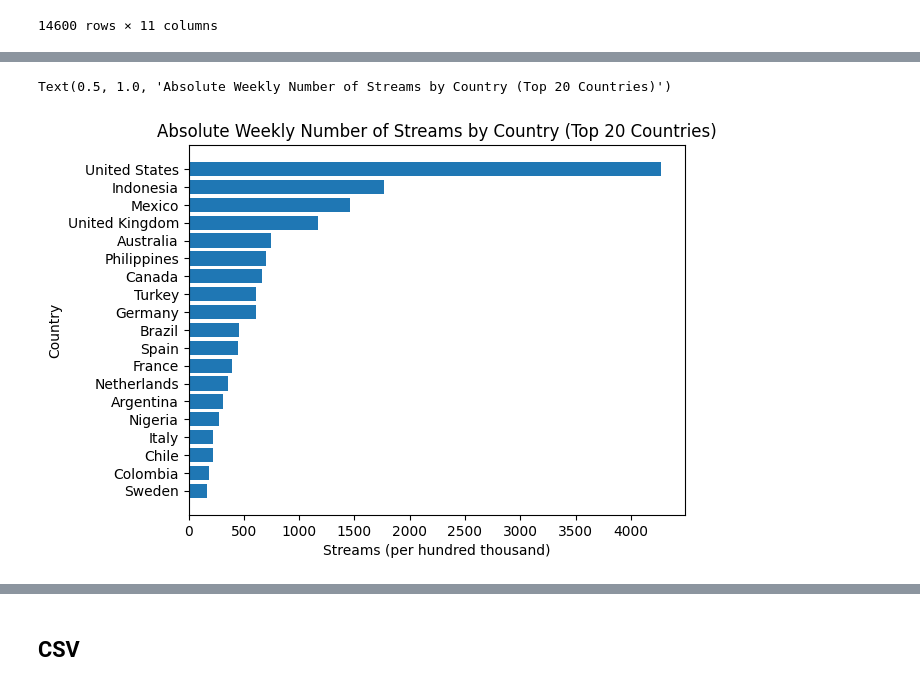
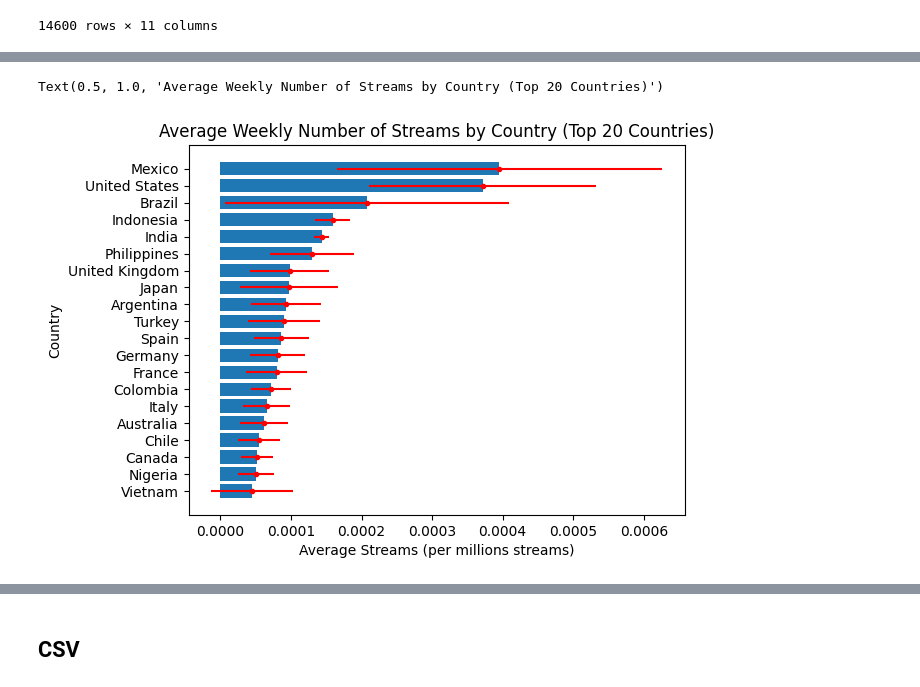
Before and after one commit to pvcampos-stack/220FinalProject_BillboardData, a Jupyter notebook: scraping_analysis/ExploratoryAnalysis.ipynb, the cells around one changed output, grey strips where cells are left out. Drawn from its saved outputs; the diff is of its cells as text; code cells hidden in the pictures.

```diff
--- a/scraping_analysis/ExploratoryAnalysis.ipynb
+++ b/scraping_analysis/ExploratoryAnalysis.ipynb
@@ -198,5 +208,5 @@ song_count_series = pd.Series(song_count).rename("total_counts")
 # %%
-bill_spotify = pd.concat(song_df)
+bill_spotify = pd.concat(song_count_spotify_list)
 # %%
 bill_spotify
 # %% [output]
@@ -234,5 +229,10 @@ bill_spotify[bill_spotify['song_name'].str.lower() == ("DTMF").lower()]
 # %%
-mean_spotify_country = bill_spotify.groupby("country").sum(numeric_only=True)
+# For each country available in the spotify weekly charts, compute the total number, the average, and the standard deviation of listens they contributed across all songs in the global billboard hot 200
+
+sum_spotify_country = bill_spotify.groupby("country").sum(numeric_only=True)
+mean_spotify_country = bill_spotify.groupby("country").mean(numeric_only=True)
+sd_spotify_country = bill_spotify.groupby("country")['Streams'].std()
+sd_spotify_song = bill_spotify.groupby("song_name")["Streams"].std()
 # %%
 mean_spotify_country
 # %% [output]
@@ -253,4 +286,4 @@ mean_spotify_country
 # %%
 sorted_spotify_country = mean_spotify_country["Streams"].sort_values(ascending=False).reset_index()
 # %%
-top_twenty_countries = sorted_spotify_country[1:21]
+top_twenty_countries = sorted_spotify_country[0:20]
@@ -257,10 +310,13 @@ top_twenty_countries = sorted_spotify_country[1:21]
 # %%
 reverse_sorted = top_twenty_countries.sort_values(by = "Streams", ascending=True)
+# %%
+sd_top_20 = pd.Series([sd_spotify_country[country_name] for country_name in reverse_sorted['country']])
 # %%
-plt.barh(y = reverse_sorted.iloc[1:21, 0], width = reverse_sorted.iloc[1:21, 1], align = 'center')
-plt.xlabel("Streams (per hundred thousand)")
+plt.barh(y = reverse_sorted.iloc[0:20, 0], width = reverse_sorted.iloc[0:20, 1], align = 'center')
+plt.xlabel("Average Streams (per millions streams)")
 plt.ylabel("Country")
-plt.title("Absolute Weekly Number of Streams by Country (Top 20 Countries)")
+plt.errorbar(y = reverse_sorted.iloc[0:20, 0], x = reverse_sorted.iloc[0:20, 1], xerr= sd_top_20, color = 'r', fmt='.')
+plt.title("Average Weekly Number of Streams by Country (Top 20 Countries)")
 # %% [output]
-Text(0.5, 1.0, 'Absolute Weekly Number of Streams by Country (Top 20 Countries)')
+Text(0.5, 1.0, 'Average Weekly Number of Streams by Country (Top 20 Countries)')
-[figure, old version]
+[figure, new version]
```
Also changed, not shown: parts of 72 cells of this notebook.
